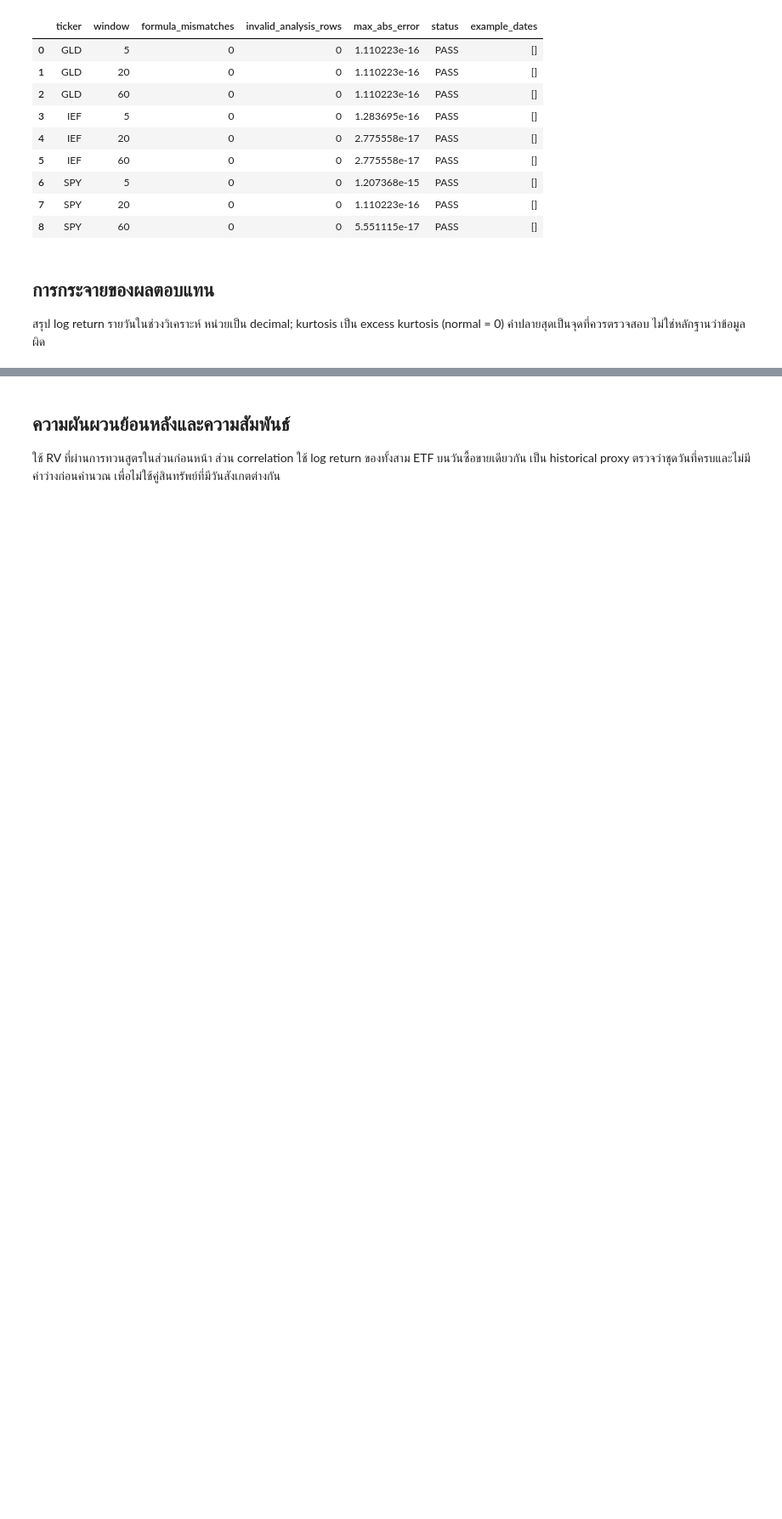
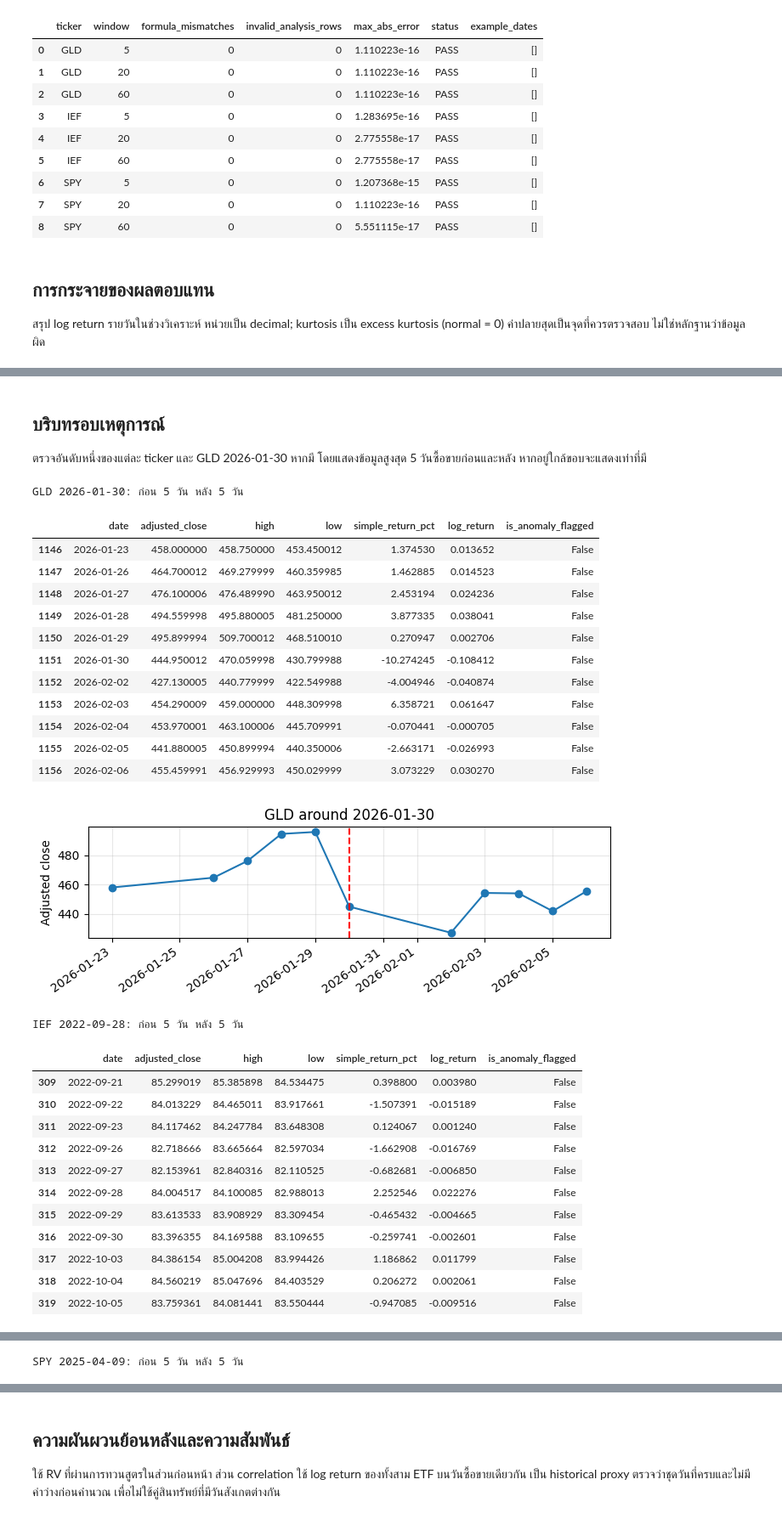
Before and after one commit to 01aptx01/datasci-and-dataen-project, a Jupyter notebook: notebooks/01_eda_market_prices.ipynb, the cells around one changed output, grey strips where cells are left out. Shown at 85% size. Saved outputs shown, nothing was run; the diff lists cells and outputs as text; code cells hidden in the pictures; blank space fills up the shorter version.

```diff
--- a/notebooks/01_eda_market_prices.ipynb
+++ b/notebooks/01_eda_market_prices.ipynb
@@ -255,0 +248,12 @@ Largest absolute returns:
+# %%
+review_data = df.sort_values(['ticker', 'date']).copy()
+review_data['previous_close'] = review_data.groupby('ticker').adjusted_close.shift()
+review_data['simple_return_pct'] = review_data.simple_return * 100
+review_analysis = review_data.loc[~review_data.is_warmup_buffer & review_data.simple_return.notna()].copy()
+review_analysis['magnitude'] = review_analysis.simple_return.abs()
+events = review_analysis.sort_values(['ticker', 'magnitude', 'date'], ascending=[True, False, True]).groupby('ticker', sort=True).head(5).copy()
+events['rank'] = events.groupby('ticker').cumcount() + 1
+cols = ['ticker','rank','date','adjusted_close','previous_close','simple_return_pct','log_return','is_anomaly_flagged']
+display(events[cols].reset_index(drop=True))
+print('ค่าสูงสุดและต่ำสุดรายสินทรัพย์ (simple return)')
+display(review_analysis.sort_values(['ticker','simple_return','date']).groupby('ticker').apply(lambda g: g.iloc[[0,-1]].drop_duplicates(), include_groups=False)[['date','simple_return_pct','log_return']])
@@ -255,0 +286,46 @@ Largest absolute returns:
+# %% [markdown]
+## บริบทรอบเหตุการณ์
+ตรวจอันดับหนึ่งของแต่ละ ticker และ GLD 2026-01-30 หากมี โดยแสดงข้อมูลสูงสุด 5 วันซื้อขายก่อนและหลัง หากอยู่ใกล้ขอบจะแสดงเท่าที่มี
+# %%
+selected = events.loc[events['rank'].eq(1), ['ticker','date']].copy()
+special = review_analysis.loc[review_analysis.ticker.eq('GLD') & review_analysis.date.eq(pd.Timestamp('2026-01-30')), ['ticker','date']]
+selected = pd.concat([selected, special]).drop_duplicates().sort_values(['ticker','date'])
+for event in selected.itertuples(index=False):
+    group = review_data.loc[review_data.ticker.eq(event.ticker)].reset_index(drop=True)
+    position = group.index[group.date.eq(event.date)][0]
+    before, after = min(5, position), min(5, len(group)-position-1)
+    print(f'{event.ticker} {event.date:%Y-%m-%d}: ก่อน {before} วัน หลัง {after} วัน')
+    display(group.iloc[position-before:position+after+1][['date','adjusted_close','high','low','simple_return_pct','log_return','is_anomaly_flagged']])
+    fig, ax = plt.subplots(figsize=(7, 2.5))
+    window = group.iloc[position-before:position+after+1]
+    ax.plot(window.date, window.adjusted_close, marker='o'); ax.axvline(event.date, color='red', linestyle='--')
+    ax.set_title(f'{event.ticker} around {event.date:%Y-%m-%d}'); ax.set_ylabel('Adjusted close'); ax.grid(alpha=.3)
+    fig.autofmt_xdate(rotation=35); plt.tight_layout(); plt.show()
+# %% [output]
+GLD 2026-01-30: ก่อน 5 วัน หลัง 5 วัน
+|  | date | adjusted_close | high | low | simple_return_pct | log_return | is_anomaly_flagged |
+| 1146 | 2026-01-23 | 458.000000 | 458.750000 | 453.450012 | 1.374530 | 0.013652 | False |
+| 1147 | 2026-01-26 | 464.700012 | 469.279999 | 460.359985 | 1.462885 | 0.014523 | False |
+| 1148 | 2026-01-27 | 476.100006 | 476.489990 | 463.950012 | 2.453194 | 0.024236 | False |
+| 1149 | 2026-01-28 | 494.559998 | 495.880005 | 481.250000 | 3.877335 | 0.038041 | False |
+| 1150 | 2026-01-29 | 495.899994 | 509.700012 | 468.510010 | 0.270947 | 0.002706 | False |
+| 1151 | 2026-01-30 | 444.950012 | 470.059998 | 430.799988 | -10.274245 | -0.108412 | False |
+| 1152 | 2026-02-02 | 427.130005 | 440.779999 | 422.549988 | -4.004946 | -0.040874 | False |
+| 1153 | 2026-02-03 | 454.290009 | 459.000000 | 448.309998 | 6.358721 | 0.061647 | False |
+| 1154 | 2026-02-04 | 453.970001 | 463.100006 | 445.709991 | -0.070441 | -0.000705 | False |
+| 1155 | 2026-02-05 | 441.880005 | 450.899994 | 440.350006 | -2.663171 | -0.026993 | False |
+| 1156 | 2026-02-06 | 455.459991 | 456.929993 | 450.029999 | 3.073229 | 0.030270 | False |
+[figure, added]
+IEF 2022-09-28: ก่อน 5 วัน หลัง 5 วัน
+|  | date | adjusted_close | high | low | simple_return_pct | log_return | is_anomaly_flagged |
+| 309 | 2022-09-21 | 85.299019 | 85.385898 | 84.534475 | 0.398800 | 0.003980 | False |
+| 310 | 2022-09-22 | 84.013229 | 84.465011 | 83.917661 | -1.507391 | -0.015189 | False |
+| 311 | 2022-09-23 | 84.117462 | 84.247784 | 83.648308 | 0.124067 | 0.001240 | False |
+| 312 | 2022-09-26 | 82.718666 | 83.665664 | 82.597034 | -1.662908 | -0.016769 | False |
+| 313 | 2022-09-27 | 82.153961 | 82.840316 | 82.110525 | -0.682681 | -0.006850 | False |
+| 314 | 2022-09-28 | 84.004517 | 84.100085 | 82.988013 | 2.252546 | 0.022276 | False |
+| 315 | 2022-09-29 | 83.613533 | 83.908929 | 83.309454 | -0.465432 | -0.004665 | False |
+| 316 | 2022-09-30 | 83.396355 | 84.169588 | 83.109655 | -0.259741 | -0.002601 | False |
+| 317 | 2022-10-03 | 84.386154 | 85.004208 | 83.994426 | 1.186862 | 0.011799 | False |
+| 318 | 2022-10-04 | 84.560219 | 85.047696 | 84.403529 | 0.206272 | 0.002061 | False |
+| 319 | 2022-10-05 | 83.759361 | 84.081441 | 83.550444 | -0.947085 | -0.009516 | False |
@@ -255,0 +333 @@ Largest absolute returns:
+SPY 2025-04-09: ก่อน 5 วัน หลัง 5 วัน
```
Also changed, not shown: parts of 17 cells of this notebook, 2 other files.
